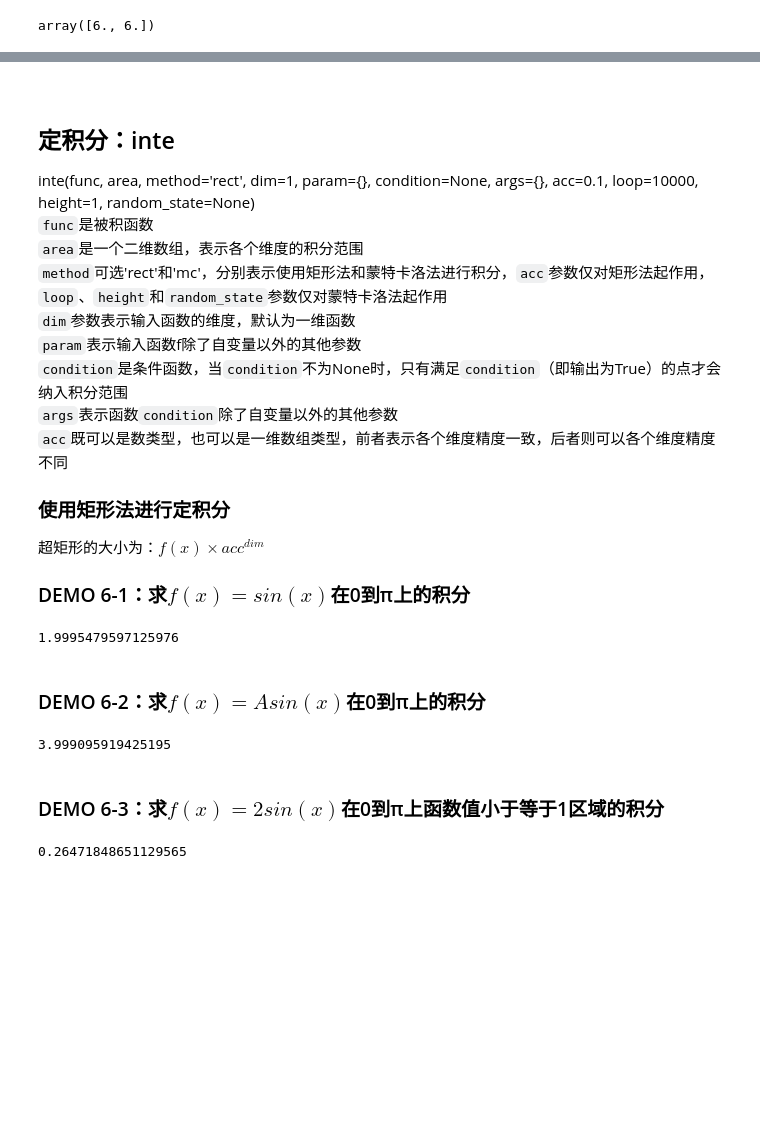
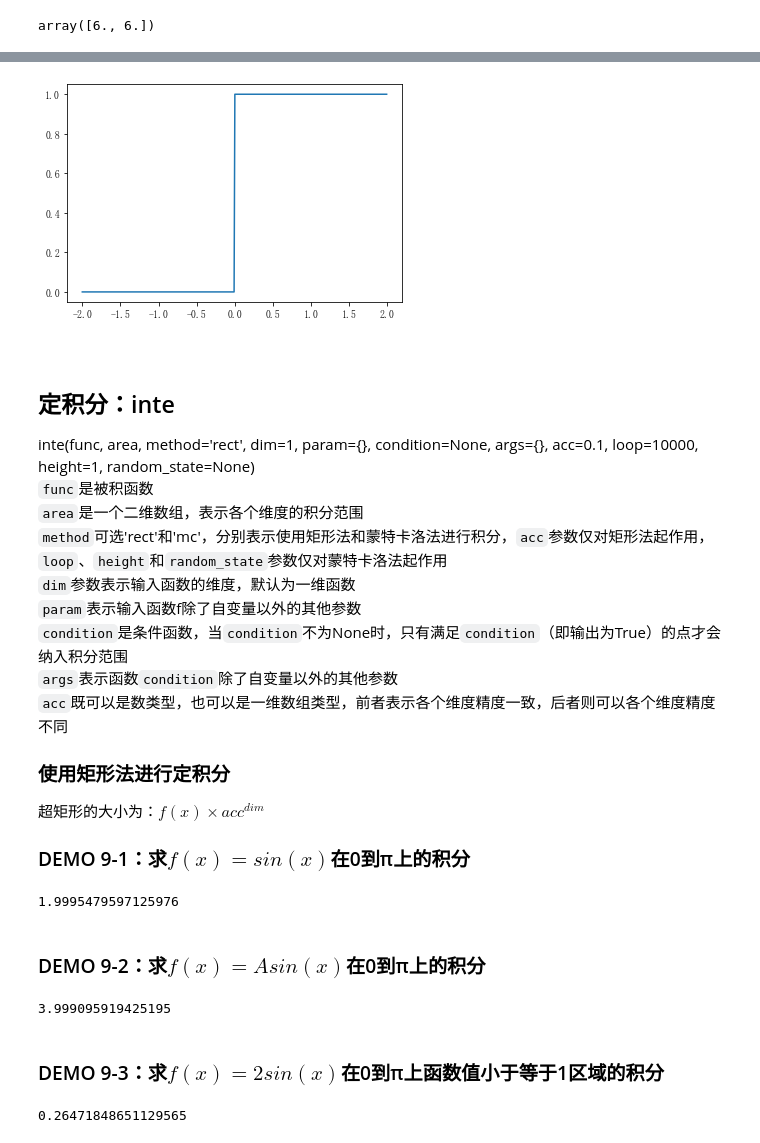
Before and after one commit to HOKOTATE-pzw/maysics, a Jupyter notebook: maysics教程/calc说明.ipynb, the cells around one changed output, grey strips where cells are left out. Drawn from its saved outputs; the diff is of its cells as text; code cells hidden in the pictures; blank space fills up the shorter version.

```diff
--- a/maysics教程/calc说明.ipynb
+++ b/maysics教程/calc说明.ipynb
@@ -137,3 +201,13 @@ array([6., 6.])
+# %%
+import maysics as ms
+import numpy as np
+from matplotlib import pyplot as plt
+
+x = np.arange(-2, 2, 0.01)
+plt.plot(x, ms.calc.step(x))
+plt.show()
+# %% [output]
+[figure, added]
 # %% [markdown]
 <br></br>
 ## 定积分：inte
@@ -150,7 +224,7 @@ inte(func, area, method='rect', dim=1, param={}, condition=None, args={}, acc=0.
 ### 使用矩形法进行定积分
 超矩形的大小为：$f(x)\times acc^{dim}$
 
-### DEMO 6-1：求$f(x)=sin(x)$在0到π上的积分
+### DEMO 9-1：求$f(x)=sin(x)$在0到π上的积分
 # %%
 import maysics as ms
 import numpy as np
@@ -159,7 +233,7 @@ ms.calc.inte(np.sin, [[0, np.pi]])
 # %% [output]
 1.9995479597125976
 # %% [markdown]
-### DEMO 6-2：求$f(x)=Asin(x)$在0到π上的积分
+### DEMO 9-2：求$f(x)=Asin(x)$在0到π上的积分
 # %%
 import maysics as ms
 import numpy as np
@@ -172,7 +246,7 @@ ms.calc.inte(f, [[0, np.pi]], param={'A':2})
 # %% [output]
 3.999095919425195
 # %% [markdown]
-### DEMO 6-3：求$f(x)=2sin(x)$在0到π上函数值小于等于1区域的积分
+### DEMO 9-3：求$f(x)=2sin(x)$在0到π上函数值小于等于1区域的积分
 # %%
 import maysics as ms
 import numpy as np
```
Also changed, not shown: parts of 12 cells of this notebook, 16 other files.
